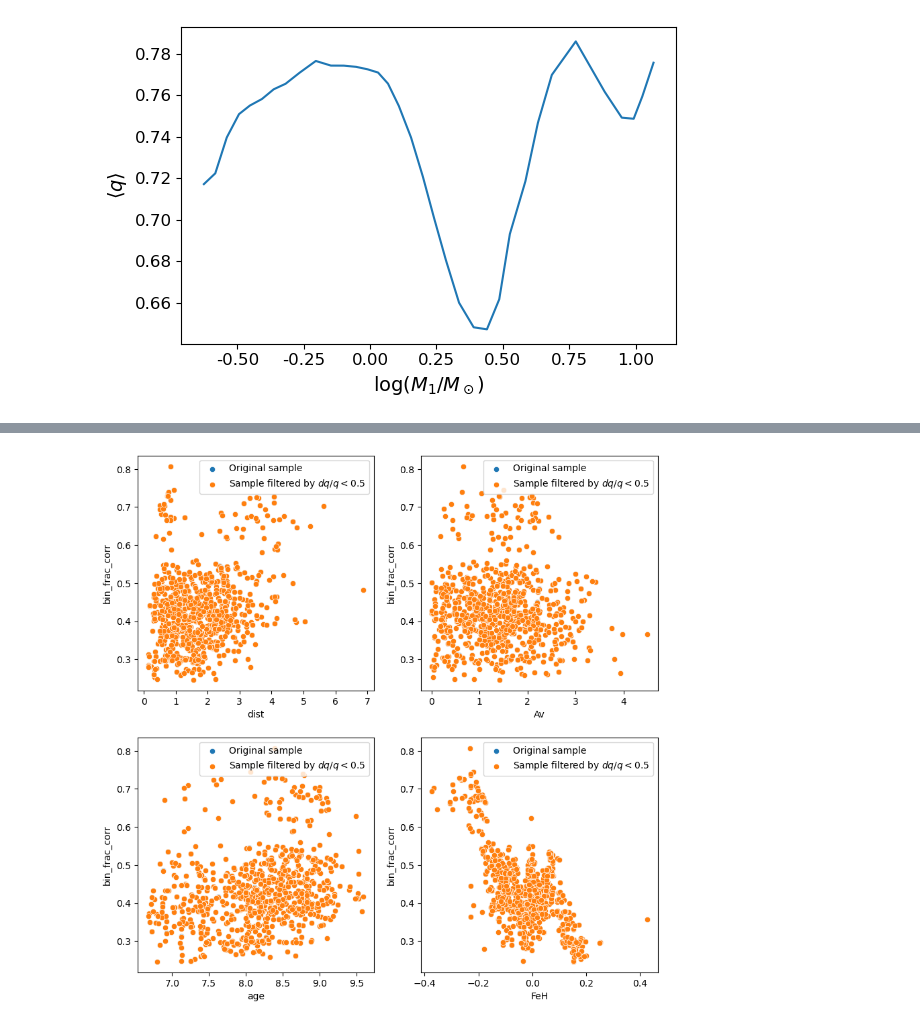
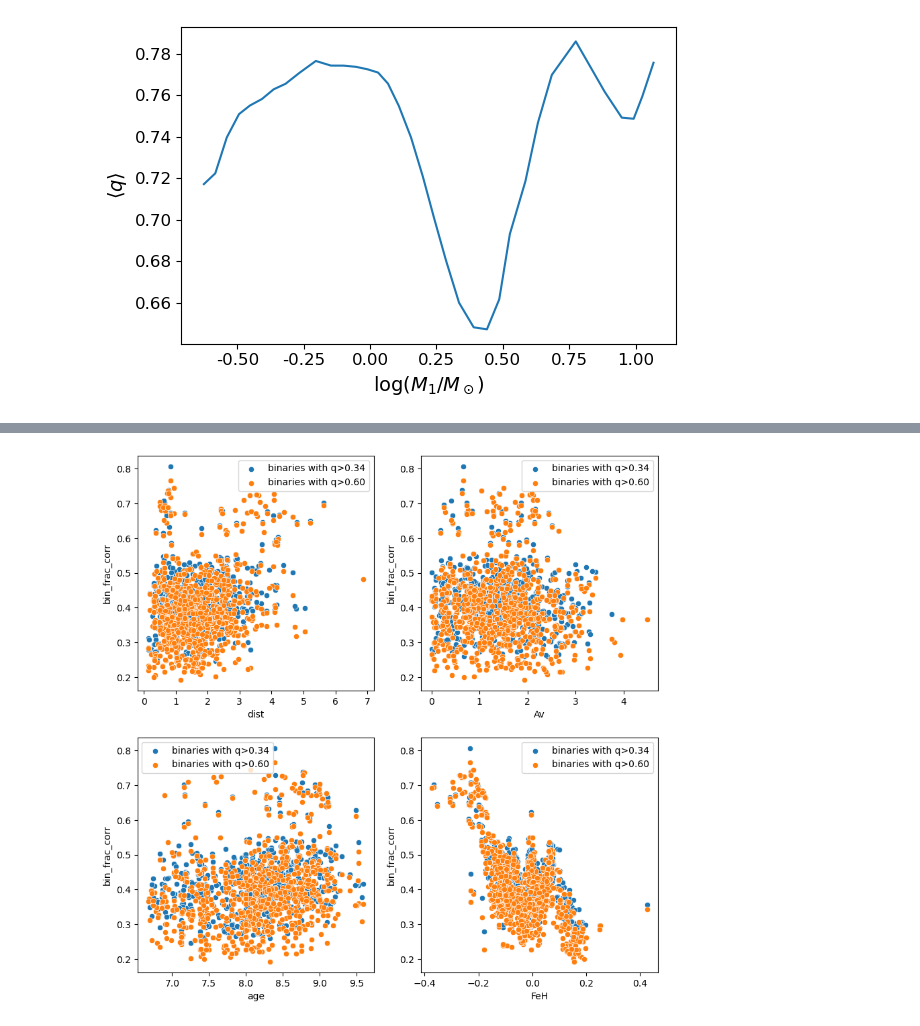
Before and after one commit to RuanPH26/stellar_multiplicity_in_open_clusters, a Jupyter notebook: Notebooks/selection_effect.ipynb, the cells around one changed output, grey strips where cells are left out. Saved outputs shown, nothing was run; the diff lists cells and outputs as text; code cells hidden in the pictures.

```diff
--- a/Notebooks/selection_effect.ipynb
+++ b/Notebooks/selection_effect.ipynb
@@ -70,8 +47,7 @@ fig, axs = plt.subplots(2,2, figsize = (10,10))
 var_ = ['dist', 'Av', 'age', 'FeH']
 i, j = 0, 0
 for var in var_:
-    sns.scatterplot(data=df, x=var, y='bin_frac_corr', ax = axs[i,j], label='Original sample')
-    sns.scatterplot(data=df1, x=var, y='bin_frac_corr', ax = axs[i,j], label= r'Sample filtered by $dM_1/M_1 < 0.5$')
+    sns.scatterplot(data=df, x=var, y='bin_frac_corr', ax = axs[i,j], label='binaries with q>0.34')
     j+=1
     if j>1:
         j=0
@@ -148,5 +120,5 @@ plt.show()
 # %%
-mask = ((dados['er_comp_mass']/dados['comp_mass']) < 0.5) | (dados['comp_mass'] == 0)
+mask = (dados['q']>0.5) | (dados['q']==0)
 aux_2 = dados[mask].copy()
 
 df2 = df.copy()
@@ -186,8 +154,8 @@ fig, axs = plt.subplots(2,2, figsize = (10,10))
 var_ = ['dist', 'Av', 'age', 'FeH']
 i, j = 0, 0
 for var in var_:
-    sns.scatterplot(data=df, x=var, y='bin_frac_corr', ax = axs[i,j], label='Original sample')
-    sns.scatterplot(data=df2, x=var, y='bin_frac_corr', ax = axs[i,j], label= r'Sample filtered by $dM_2/M_2 < 0.5$')
+    sns.scatterplot(data=df, x=var, y='bin_frac_corr', ax = axs[i,j], label='binaries with q>0.34')
+    sns.scatterplot(data=df2, x=var, y='bin_frac_corr', ax = axs[i,j], label= r'binaries with q>0.50')
     j+=1
     if j>1:
         j=0
@@ -262,5 +228,5 @@ plt.show()
 # %%
-mask = ((data['er_q']/data['q']) <0.5) | (data['q'] == 0)
+mask = (dados['q'] > 0.6) | (dados['q'] == 0)
 aux_3 = dados[mask].copy()
 df3 = df.copy()
 for cluster in df3.index:
@@ -297,18 +259,18 @@ df3[['bin_frac', 'bin_frac_corr']].describe().round(2)
 # %%
 fig, axs = plt.subplots(2,2, figsize = (10,10))
 var_ = ['dist', 'Av', 'age', 'FeH']
 i, j = 0, 0
 for var in var_:
-    sns.scatterplot(data=df, x=var, y='bin_frac_corr', ax = axs[i,j], label='Original sample')
-    sns.scatterplot(data=df3, x=var, y='bin_frac_corr', ax = axs[i,j], label= r'Sample filtered by $dq/q < 0.5$')
+    sns.scatterplot(data=df, x=var, y='bin_frac_corr', ax = axs[i,j], label='binaries with q>0.34')
+    sns.scatterplot(data=df3, x=var, y='bin_frac_corr', ax = axs[i,j], label= 'binaries with q>0.60')
     j+=1
     if j>1:
         j=0
         i+=1
 plt.legend()
 plt.show()
 # %% [output]
-[figure, old version]
+[figure, new version]
 # %%
 m1 = aux_3['mass'].values
 m2 = aux_3['comp_mass'].values
```
Also changed, not shown: parts of 31 cells of this notebook, 4 other files.
